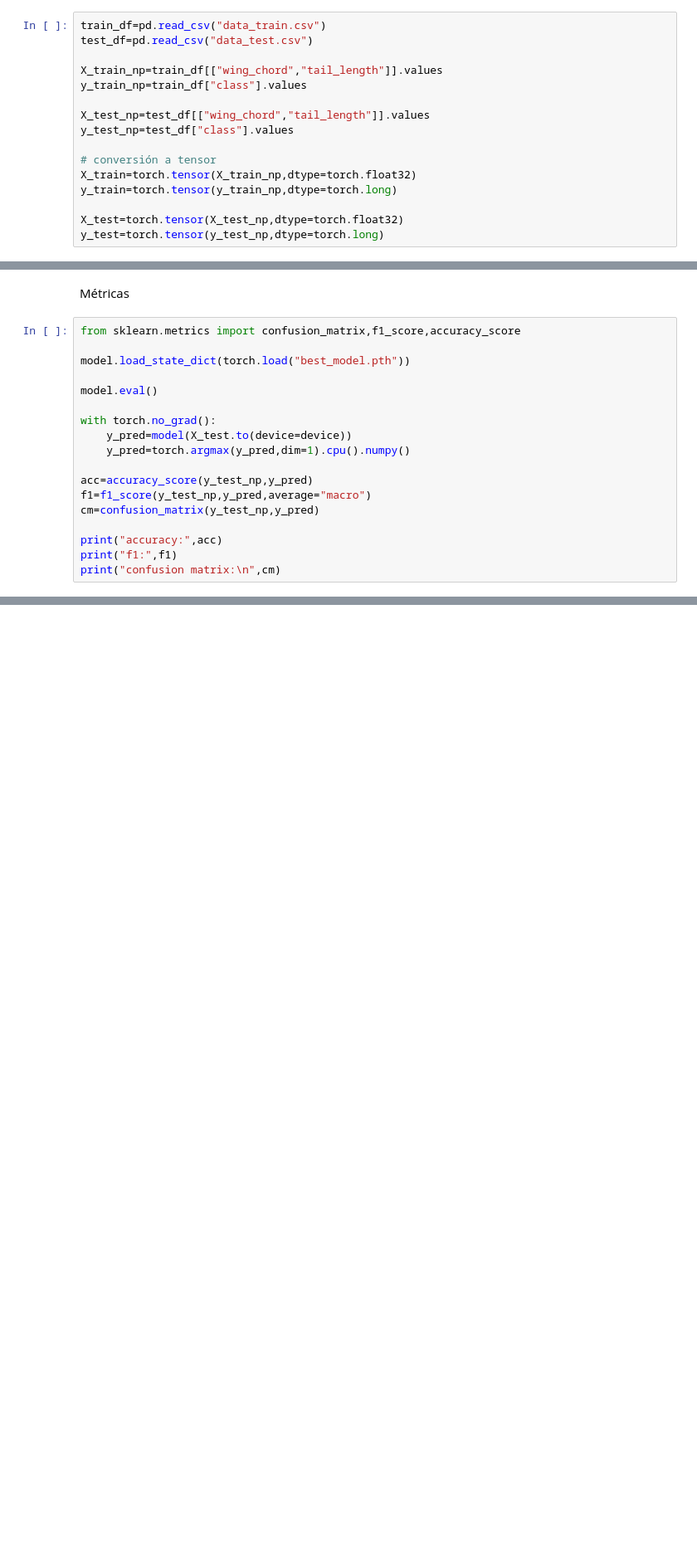
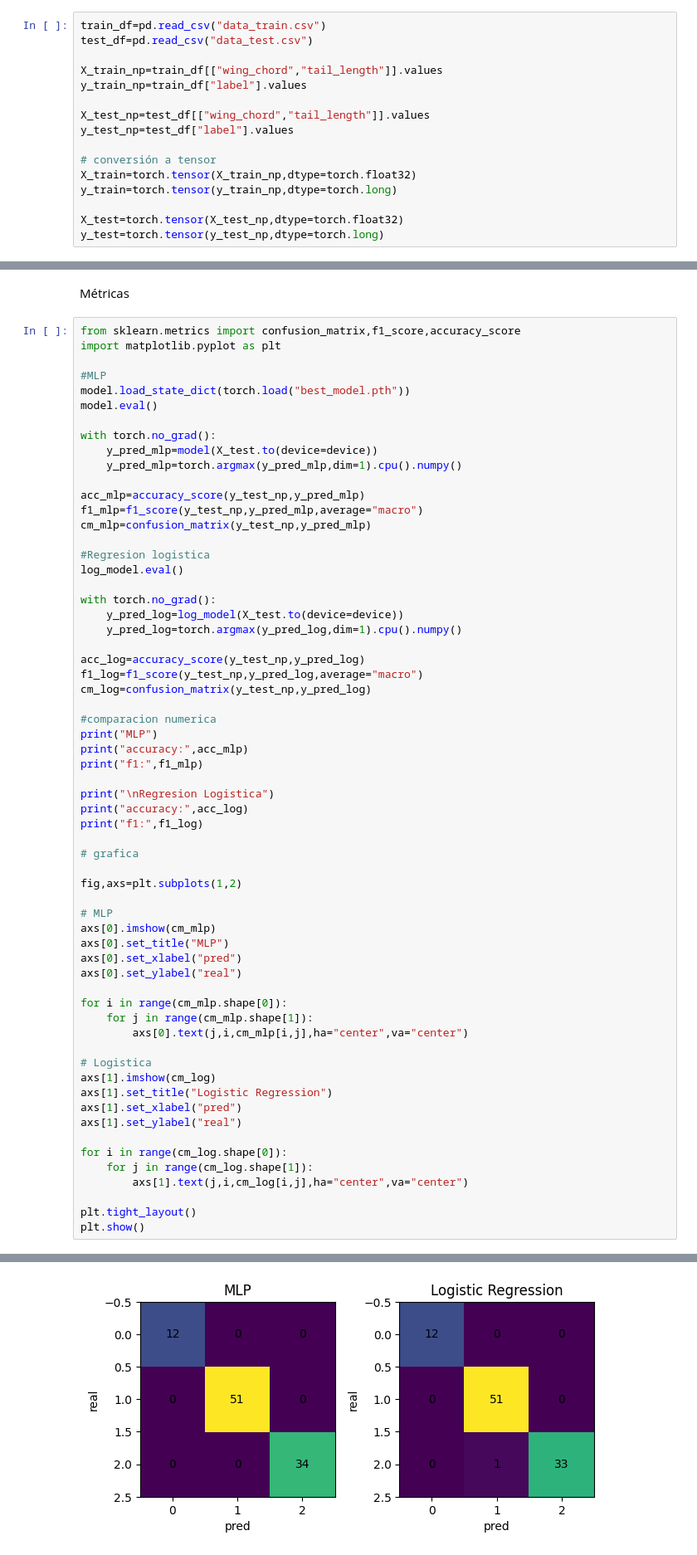
Before and after one commit to Gibonn24/Fundamentos-de-sistemas-Electr-nicos, a Jupyter notebook: ex_entrega_avaliacao_2026/ex_entrega_avaliacao_2026.ipynb, the cells around one changed output, grey strips where cells are left out. Shown at 83% size. Saved outputs shown, nothing was run; the diff lists cells and outputs as text; blank space fills up the shorter version.

```diff
--- a/ex_entrega_avaliacao_2026/ex_entrega_avaliacao_2026.ipynb
+++ b/ex_entrega_avaliacao_2026/ex_entrega_avaliacao_2026.ipynb
@@ -99,10 +101,10 @@ train_df=pd.read_csv("data_train.csv")
 test_df=pd.read_csv("data_test.csv")
 
 X_train_np=train_df[["wing_chord","tail_length"]].values
-y_train_np=train_df["class"].values
+y_train_np=train_df["label"].values
 
 X_test_np=test_df[["wing_chord","tail_length"]].values
-y_test_np=test_df["class"].values
+y_test_np=test_df["label"].values
 
 # conversión a tensor
 X_train=torch.tensor(X_train_np,dtype=torch.float32)
@@ -226,19 +241,64 @@ for epoch in range(Ne):
 Métricas
 # %%
 from sklearn.metrics import confusion_matrix,f1_score,accuracy_score
+import matplotlib.pyplot as plt
 
+#MLP
 model.load_state_dict(torch.load("best_model.pth"))
-
 model.eval()
 
 with torch.no_grad():
-    y_pred=model(X_test.to(device=device))
-    y_pred=torch.argmax(y_pred,dim=1).cpu().numpy()
+    y_pred_mlp=model(X_test.to(device=device))
+    y_pred_mlp=torch.argmax(y_pred_mlp,dim=1).cpu().numpy()
 
-acc=accuracy_score(y_test_np,y_pred)
-f1=f1_score(y_test_np,y_pred,average="macro")
-cm=confusion_matrix(y_test_np,y_pred)
+acc_mlp=accuracy_score(y_test_np,y_pred_mlp)
+f1_mlp=f1_score(y_test_np,y_pred_mlp,average="macro")
+cm_mlp=confusion_matrix(y_test_np,y_pred_mlp)
 
-print("accuracy:",acc)
-print("f1:",f1)
-print("confusion matrix:\n",cm)
+#Regresion logistica
+log_model.eval()
+
+with torch.no_grad():
+    y_pred_log=log_model(X_test.to(device=device))
+    y_pred_log=torch.argmax(y_pred_log,dim=1).cpu().numpy()
+
+acc_log=accuracy_score(y_test_np,y_pred_log)
+f1_log=f1_score(y_test_np,y_pred_log,average="macro")
+cm_log=confusion_matrix(y_test_np,y_pred_log)
+
+#comparacion numerica
+print("MLP")
+print("accuracy:",acc_mlp)
+print("f1:",f1_mlp)
+
+print("\nRegresion Logistica")
+print("accuracy:",acc_log)
+print("f1:",f1_log)
+
+# grafica
+
+fig,axs=plt.subplots(1,2)
+
+# MLP
+axs[0].imshow(cm_mlp)
+axs[0].set_title("MLP")
+axs[0].set_xlabel("pred")
+axs[0].set_ylabel("real")
+
+for i in range(cm_mlp.shape[0]):
+    for j in range(cm_mlp.shape[1]):
+        axs[0].text(j,i,cm_mlp[i,j],ha="center",va="center")
+
+# Logistica
+axs[1].imshow(cm_log)
+axs[1].set_title("Logistic Regression")
+axs[1].set_xlabel("pred")
+axs[1].set_ylabel("real")
+
+for i in range(cm_log.shape[0]):
+    for j in range(cm_log.shape[1]):
+        axs[1].text(j,i,cm_log[i,j],ha="center",va="center")
+
+plt.tight_layout()
+plt.show()
+# %% [output]
@@ -244,0 +312 @@ print("confusion matrix:\n",cm)
+[figure, added]
```
Also changed, not shown: parts of 4 cells of this notebook.
